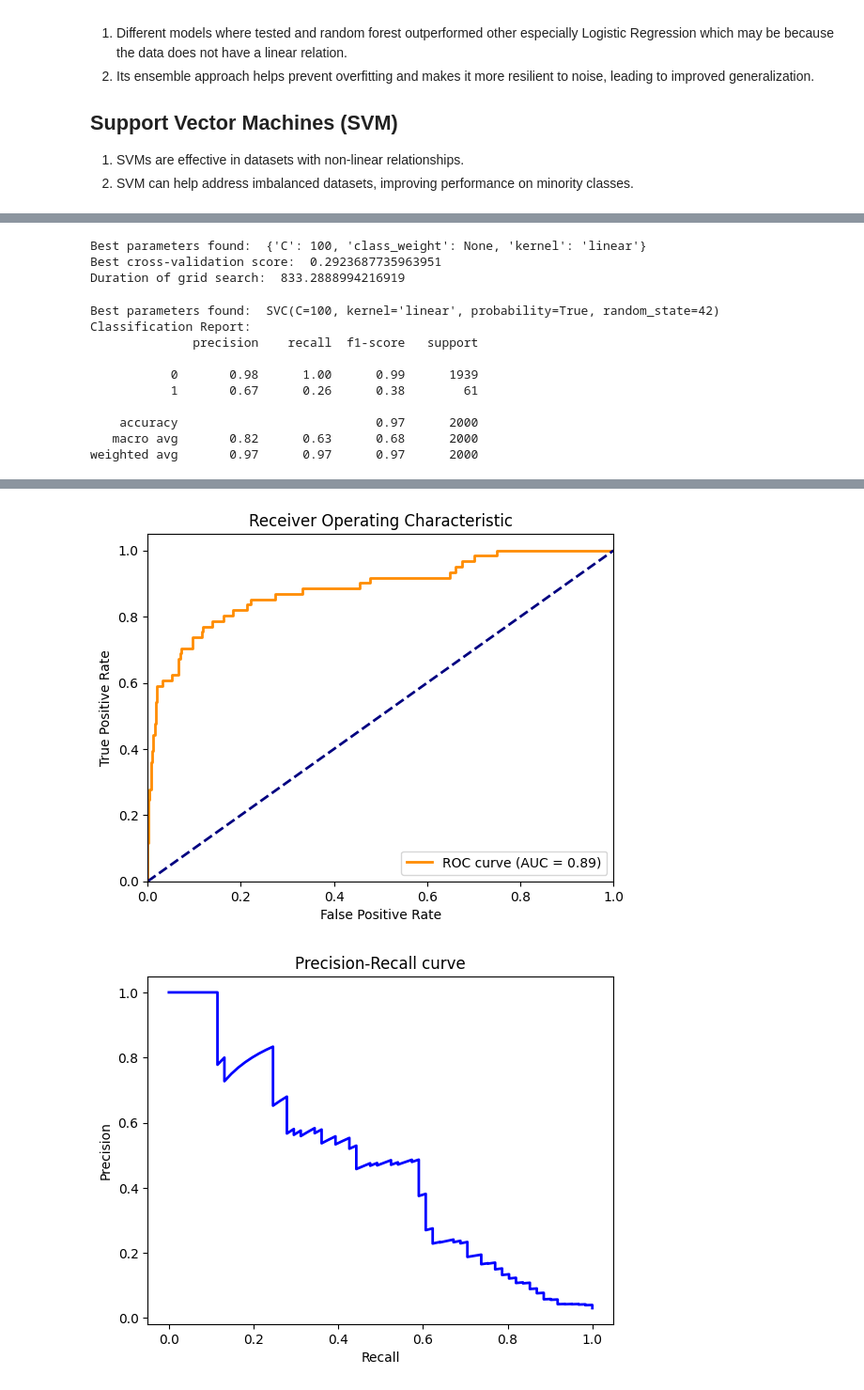
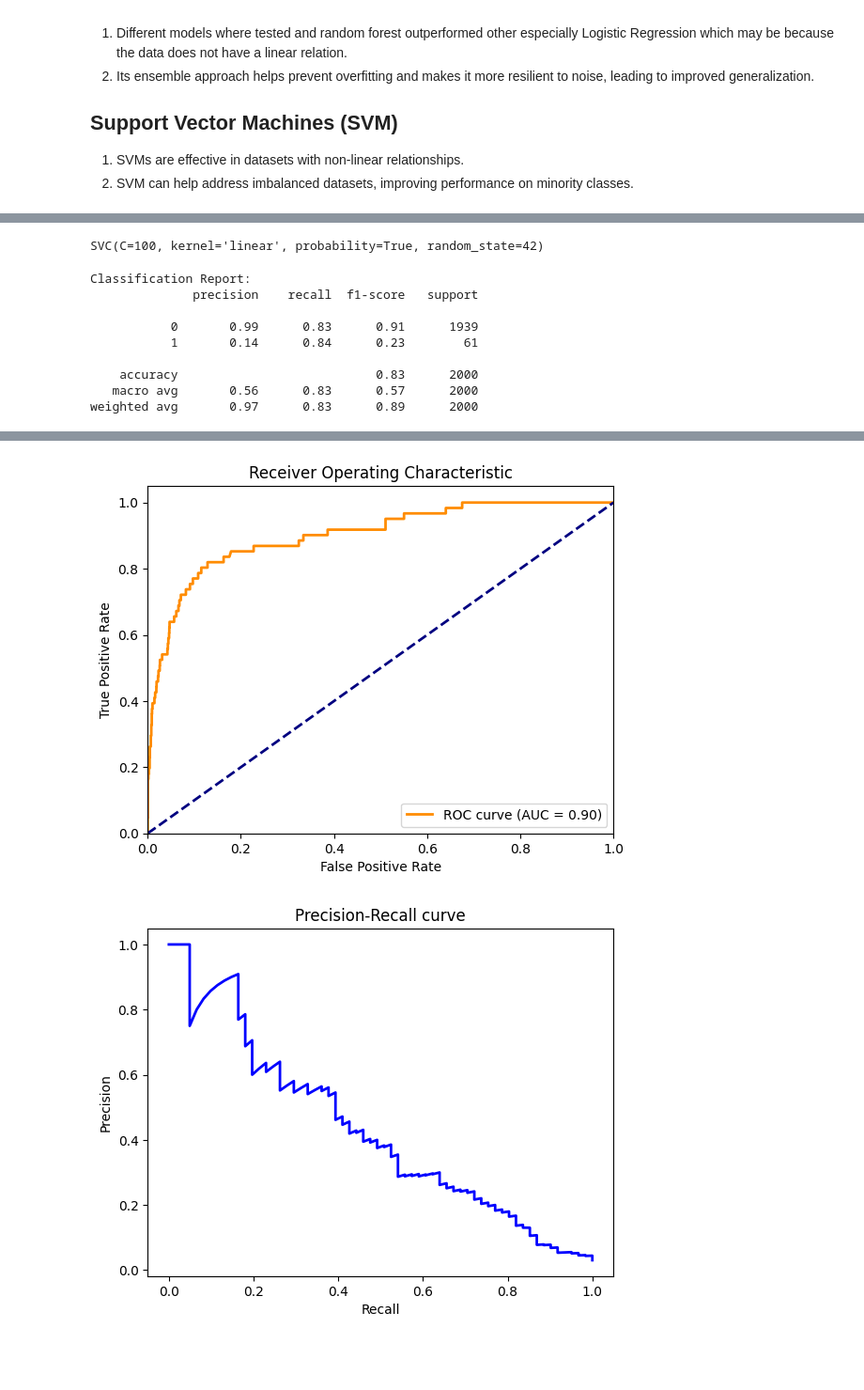
Before and after one commit to andersbloch09/Applied_Machine_Learning_Course, a Jupyter notebook: Solution.ipynb, the cells around one changed output, grey strips where cells are left out. Shown at 94% size. Saved outputs shown, nothing was run; the diff lists cells and outputs as text; code cells hidden in the pictures; blank space fills up the shorter version.

```diff
--- a/Solution.ipynb
+++ b/Solution.ipynb
@@ -115,6 +120,19 @@ def grid_search_cv(X_train_scaled, y_train):
 
     return grid_search.best_estimator_, (grid_search.best_params_, grid_search.best_score_, duration)
 
-grid_result, returns = grid_search_cv(X_train, y_train)
-print(returns)
+# Create the RandomForestClassifier model with specified hyperparameters
+rf = RandomForestClassifier(
+    class_weight='balanced',
+    max_depth=20,
+    min_samples_leaf=1,
+    min_samples_split=2,
+    n_estimators=50,
+    random_state=42
+)
+
+# Fit the model on the training data
+rf.fit(X_train, y_train)
+
+#grid_result, returns = grid_search_cv(X_train, y_train)
+#print(returns)
 # %% [output]
@@ -227,21 +246,26 @@ def grid_search_cv(X_train_scaled, y_train):
 
 
 # Example usage
-grid_result, returns = grid_search_cv(X_train, y_train)
-print("Best parameters found: ", returns[0])
-print("Best cross-validation score: ", returns[1])
-print("Duration of grid search: ", returns[2])
+
+#grid_result, returns = grid_search_cv(X_train, y_train)
+
+# Inputtet results from grid_search_cv
+# Create the SVM model with specified hyperparameters
+svm = SVC(C=100, class_weight=None, kernel='linear', probability=True, random_state=42)
+
+# Fit the model on the training data
+svm.fit(X_train, y_train)
+
+#print("Best parameters found: ", returns[0])
+#print("Best cross-validation score: ", returns[1])
+#print("Duration of grid search: ", returns[2])
 # %% [output]
-Best parameters found:  {'C': 100, 'class_weight': None, 'kernel': 'linear'}
-Best cross-validation score:  0.2923687735963951
-Duration of grid search:  833.2888994216919
+SVC(C=100, kernel='linear', probability=True, random_state=42)
 # %%
-# Print the best parameters and best score
-print("Best parameters found: ", grid_result)
 
 # Make predictions on the test set
-y_pred = grid_result.predict(X_test)
-y_pred_proba = grid_result.predict_proba(X_test)[:, 1]
+y_pred = svm.predict(X_test)
+y_pred_proba = svm.predict_proba(X_test)[:, 1]
 
 # Print classification report
 print("Classification Report:")
@@ -278,13 +302,12 @@ plt.ylabel('Precision')
 plt.title('Precision-Recall curve')
 plt.show()
 # %% [output]
-Best parameters found:  SVC(C=100, kernel='linear', probability=True, random_state=42)
 Classification Report:
               precision    recall  f1-score   support
 
-           0       0.98      1.00      0.99      1939
-           1       0.67      0.26      0.38        61
+           0       0.99      0.83      0.91      1939
+           1       0.14      0.84      0.23        61
 
-    accuracy                           0.97      2000
-   macro avg       0.82      0.63      0.68      2000
-weighted avg       0.97      0.97      0.97      2000
+    accuracy                           0.83      2000
+   macro avg       0.56      0.83      0.57      2000
+weighted avg       0.97      0.83      0.89      2000
@@ -292,2 +315,2 @@ weighted avg       0.97      0.97      0.97      2000
-[figure, old version]
+[figure, new version]
-[figure, old version]
+[figure, new version]
```
Also changed, not shown: parts of 6 cells of this notebook.
